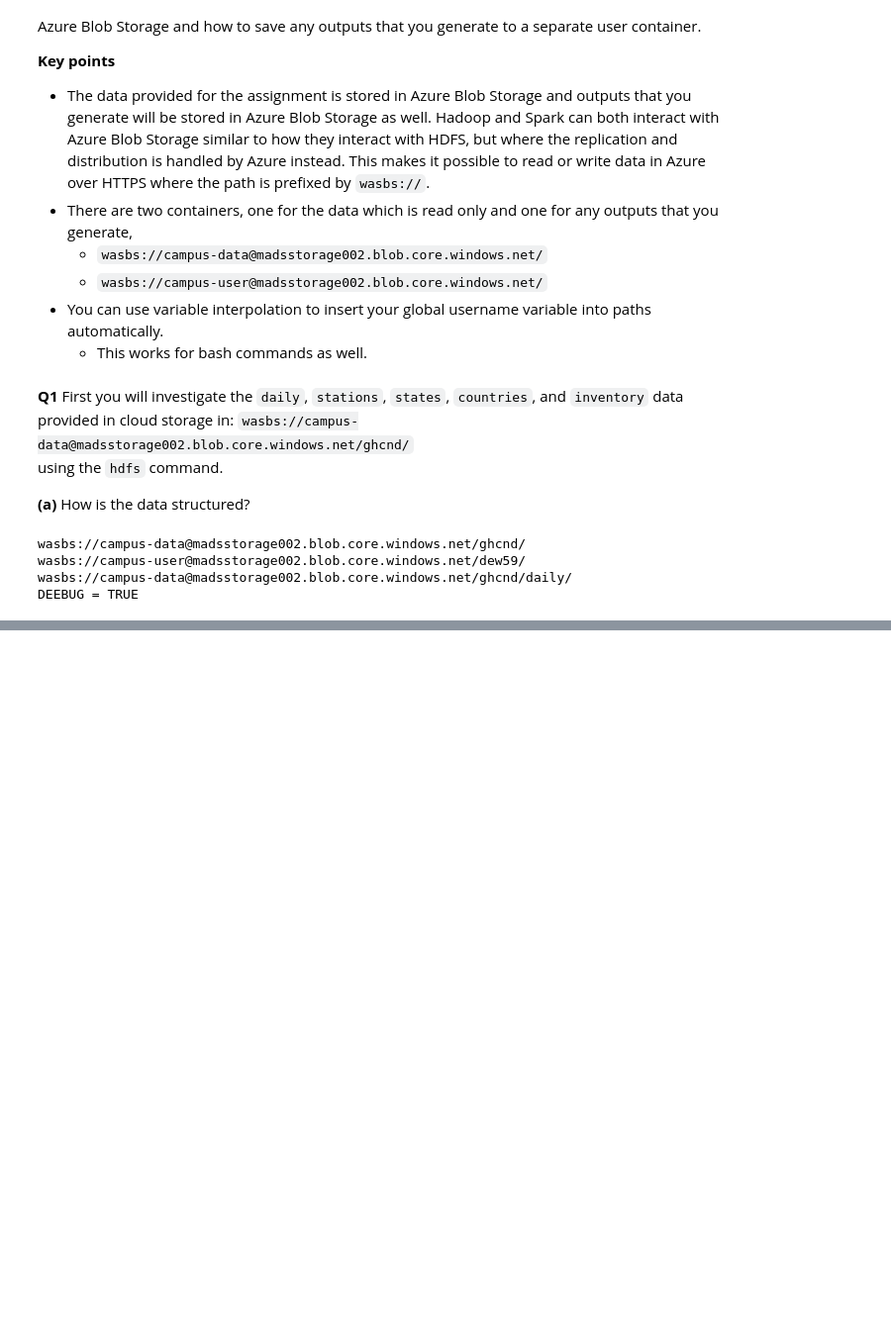
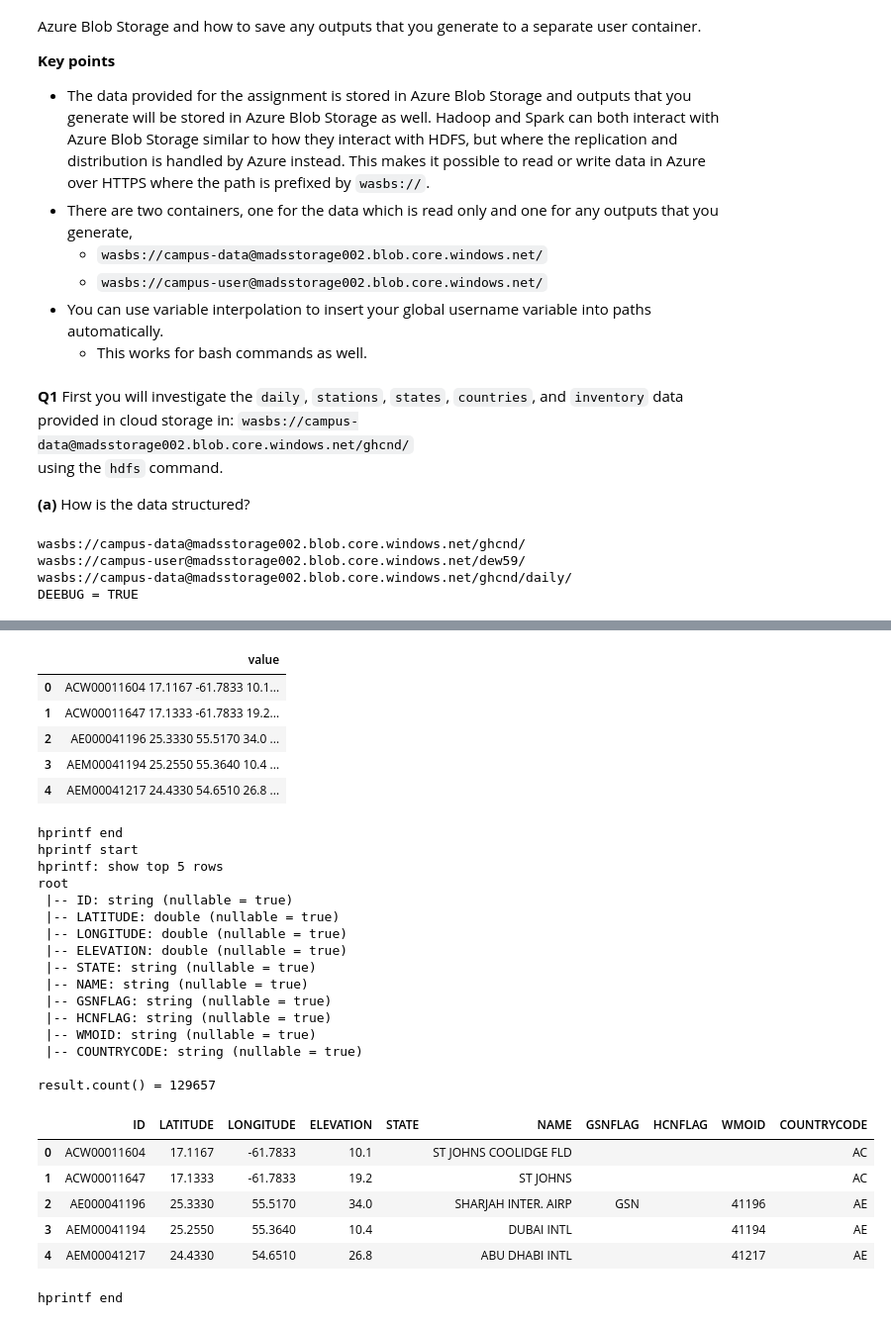
Before and after one commit to david-ewing-nz/ghcn-spark-analysis, a Jupyter notebook: notebooks/01_ghcn2_explore.ipynb, the cells around one changed output, grey strips where cells are left out. Shown at 99% size. Drawn from its saved outputs; the diff is of its cells as text; code cells hidden in the pictures; blank space fills up the shorter version.

```diff
--- a/notebooks/01_ghcn2_explore.ipynb
+++ b/notebooks/01_ghcn2_explore.ipynb
@@ -432,0 +316,47 @@ AnalysisException: [PATH_NOT_FOUND] Path does not exist: wasbs://campus-data@mad
+# %%
+# CELL 4 Q2(C): Load Metadata Tables
+# CELL 4 Q2(C):
+# ------------------------------------------------
+
+# Summary:
+# - Load and parse metadata tables: stations, inventory, countries, and states
+# - Each dataset is fixed-width format and will be read as text then parsed with substring
+
+#
+#
+#
+
+# 2023.csv.gz     174726829
+# 2024.csv.gz     168485088
+# 2025.csv.gz     17061071
+# drwxrwxrwx   daily
+# -rwxrwxrwx   ghcnd-countries.txt
+# -rwxrwxrwx   ghcnd-inventory.txt
+# -rwxrwxrwx   ghcnd-states.txt
+# -rwxrwxrwx   ghcnd-stations.txt
+
+filePath          = f"{prefixDaily}2025.csv.gz"
+filePathCountries = f"{prefix}ghcnd-countries.txt"
+filePathInventory = f"{prefix}ghcnd-inventory.txt"
+filePathStates    = f"{prefix}ghcnd-states.txt"
+filePathStations  = f"{prefix}ghcnd-stations.txt"
+
+# stations
+
+stationsRawdf = dReadTEXT(1,filePathStations)
+
+stationsdf = stationsRawdf.select(
+    F.substring("value", 1, 11).alias("ID"),
+    F.substring("value", 13, 8).cast("double").alias("LATITUDE"),
+    F.substring("value", 22, 9).cast("double").alias("LONGITUDE"),
+    F.substring("value", 32, 6).cast("double").alias("ELEVATION"),
+    F.substring("value", 39, 2).alias("STATE"),
+    F.substring("value", 42, 30).alias("NAME"),
+    F.substring("value", 73, 3).alias("GSNFLAG"),
+    F.substring("value", 77, 3).alias("HCNFLAG"),
+    F.substring("value", 81, 5).alias("WMOID")
+)
+stationsdf = stationsdf.withColumn("COUNTRYCODE", F.substring("ID", 1, 2))
+hprintf(1,stationsRawdf)
+hprintf(1,stationsdf)
+# %% [output]
@@ -432,0 +385,29 @@ AnalysisException: [PATH_NOT_FOUND] Path does not exist: wasbs://campus-data@mad
+|  | value |
+| 0 | ACW00011604 17.1167 -61.7833 10.1... |
+| 1 | ACW00011647 17.1333 -61.7833 19.2... |
+| 2 | AE000041196 25.3330 55.5170 34.0 ... |
+| 3 | AEM00041194 25.2550 55.3640 10.4 ... |
+| 4 | AEM00041217 24.4330 54.6510 26.8 ... |
+hprintf end
+hprintf start
+hprintf: show top 5 rows
+root
+ |-- ID: string (nullable = true)
+ |-- LATITUDE: double (nullable = true)
+ |-- LONGITUDE: double (nullable = true)
+ |-- ELEVATION: double (nullable = true)
+ |-- STATE: string (nullable = true)
+ |-- NAME: string (nullable = true)
+ |-- GSNFLAG: string (nullable = true)
+ |-- HCNFLAG: string (nullable = true)
+ |-- WMOID: string (nullable = true)
+ |-- COUNTRYCODE: string (nullable = true)
+
+result.count() = 129657
+|  | ID | LATITUDE | LONGITUDE | ELEVATION | STATE | NAME | GSNFLAG | HCNFLAG | WMOID | COUNTRYCODE |
+| 0 | ACW00011604 | 17.1167 | -61.7833 | 10.1 |  | ST JOHNS COOLIDGE FLD |  |  |  | AC |
+| 1 | ACW00011647 | 17.1333 | -61.7833 | 19.2 |  | ST JOHNS |  |  |  | AC |
+| 2 | AE000041196 | 25.3330 | 55.5170 | 34.0 |  | SHARJAH INTER. AIRP | GSN |  | 41196 | AE |
+| 3 | AEM00041194 | 25.2550 | 55.3640 | 10.4 |  | DUBAI INTL |  |  | 41194 | AE |
+| 4 | AEM00041217 | 24.4330 | 54.6510 | 26.8 |  | ABU DHABI INTL |  |  | 41217 | AE |
+hprintf end
```
Also changed, not shown: parts of 13 cells of this notebook, 1 other file.
